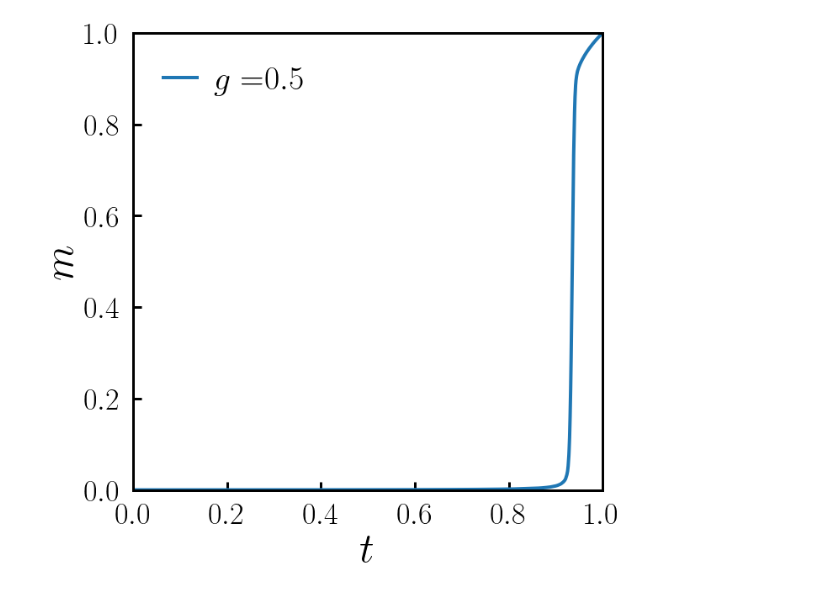
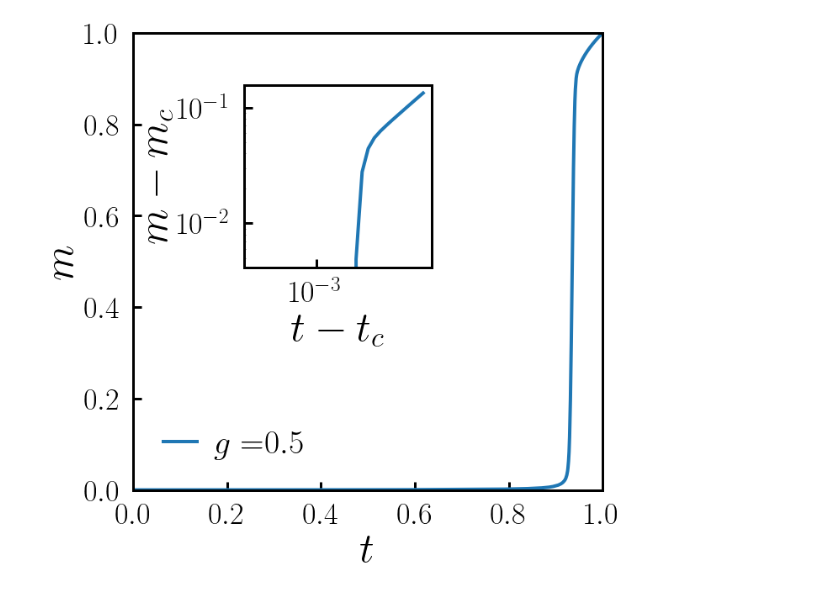
Before and after one commit to hoyunchoi/mBFW, a Jupyter notebook: main-graph.ipynb, the cells around one changed output. Saved outputs shown, nothing was run; the diff lists cells and outputs as text; code cells hidden in the pictures.

Commit message:
logBin of orderParameter

```diff
--- a/main-graph.ipynb
+++ b/main-graph.ipynb
@@ -10,23 +15,35 @@ acceptanceThreshold = 0.5
 time = np.linspace(0, 1, networkSize+1)
 time = time[:-1]
 orderParameter = read("orderParameter", networkSize, acceptanceThreshold)
+reducedTime, logBinOrderParameter = read("orderParameter/", networkSize, acceptanceThreshold)
 # %%
-fig, ax = plt.subplots()
+_, ax = plt.subplots()
+
+# default axis
 ax.plot(time, orderParameter, label=latexString("g=")+latexFloat(0.5,1))
 xtick = [0.0, 0.2, 0.4, 0.6, 0.8, 1.0]
 ytick = [0.0, 0.2, 0.4, 0.6, 0.8, 1.0]
-
 ax.set_xticks(xtick)
 ax.set_xticklabels(list_latexFloat(xtick,1))
 ax.set_yticks(ytick)
 ax.set_yticklabels(list_latexFloat(ytick,1))
 ax.set_xlim(xtick[0], xtick[-1])
 ax.set_ylim(ytick[0], ytick[-1])
-ax.legend()
-ax.set_xlabel(latexString('t'))
-ax.set_ylabel(latexString('m'))
+ax.legend(loc='lower left')
+ax.set_xlabel(latexString("t"))
+ax.set_ylabel(latexString("m"))
 
-plt.savefig("test")
+# inset
+ax1 = inset_axes(ax, width="40%", height="40%", bbox_to_anchor=(0.2,0.45,1,1), bbox_transform=ax.transAxes, loc='lower left')
+ax1.plot(reducedTime, logBinOrderParameter)
+ax1.set_xscale('log')
+ax1.set_yscale('log')
+ax1.set_xlabel(latexString("t-t_c"))
+ax1.set_ylabel(latexString("m-m_c"))
+
+
+# plt.savefig("test")
+# plt.savefig("test.png")
 plt.show()
 # %% [output]
-[figure, old version]
+[figure, new version]
```
Also changed, not shown: parts of 1 cell of this notebook, 6 other files.
